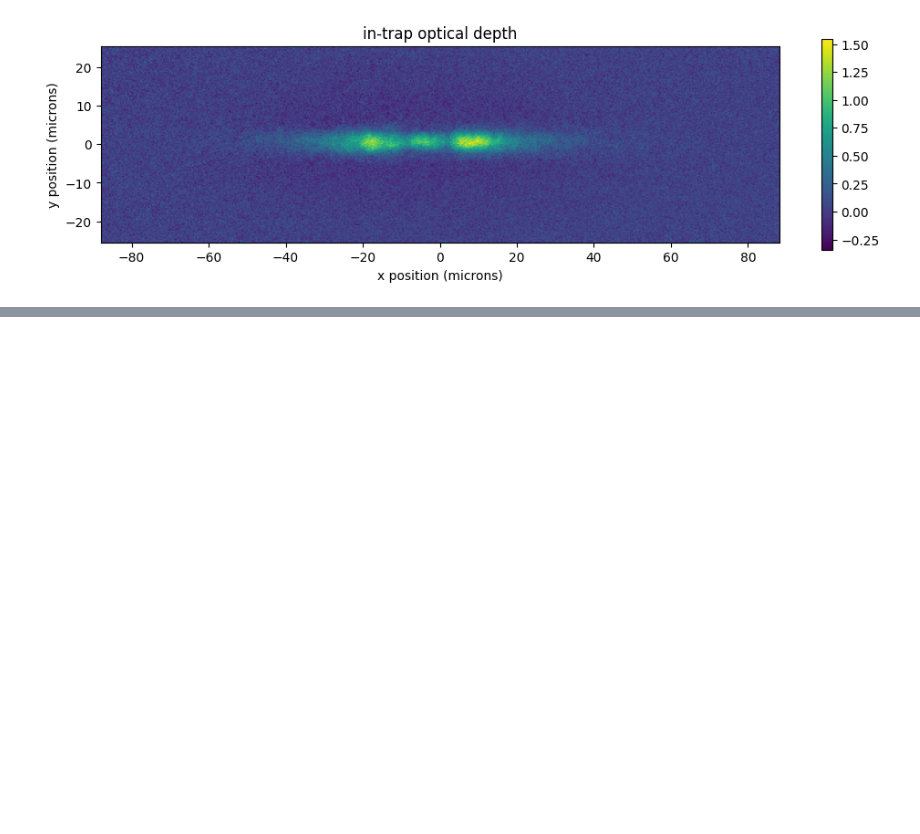
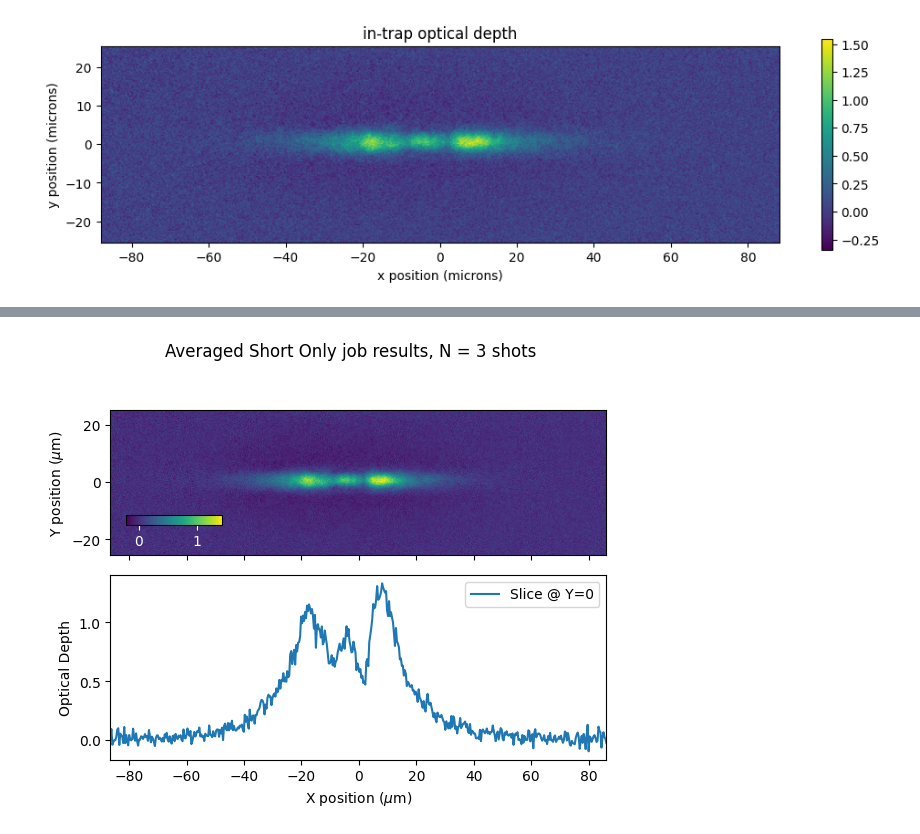
Before and after one commit to JoshDumo/BEConOqtant, a Jupyter notebook: Superlattice/PatternedLoading/DataAnalysis.ipynb, the cells around one changed output, grey strips where cells are left out. Drawn from its saved outputs; the diff is of its cells as text; code cells hidden in the pictures; blank space fills up the shorter version.

```diff
--- a/Superlattice/PatternedLoading/DataAnalysis.ipynb
+++ b/Superlattice/PatternedLoading/DataAnalysis.ipynb
@@ -70,0 +125,4 @@ superlattice[0].output.plot_it()
+# %%
+plotAveragedImages(pix, slic, x, y, "Averaged Short Only job results, N = 3 shots")
+# %% [output]
+[figure, added]
```
Also changed, not shown: parts of 10 cells of this notebook.
